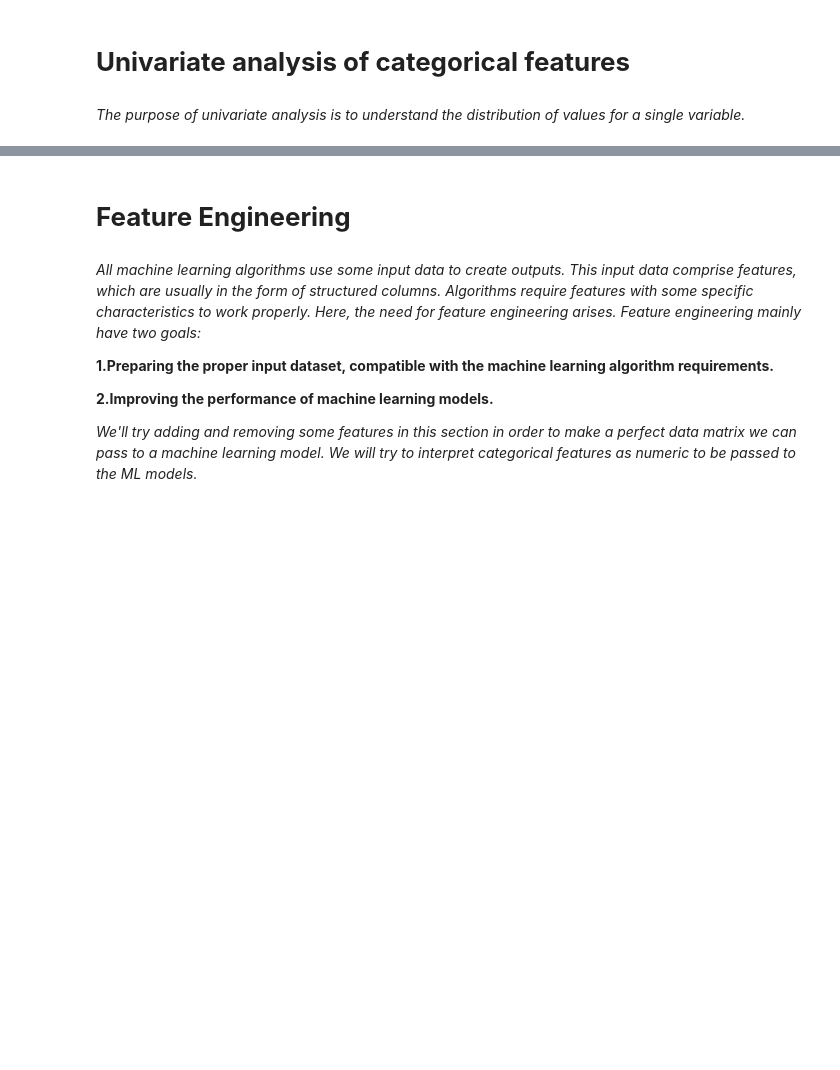
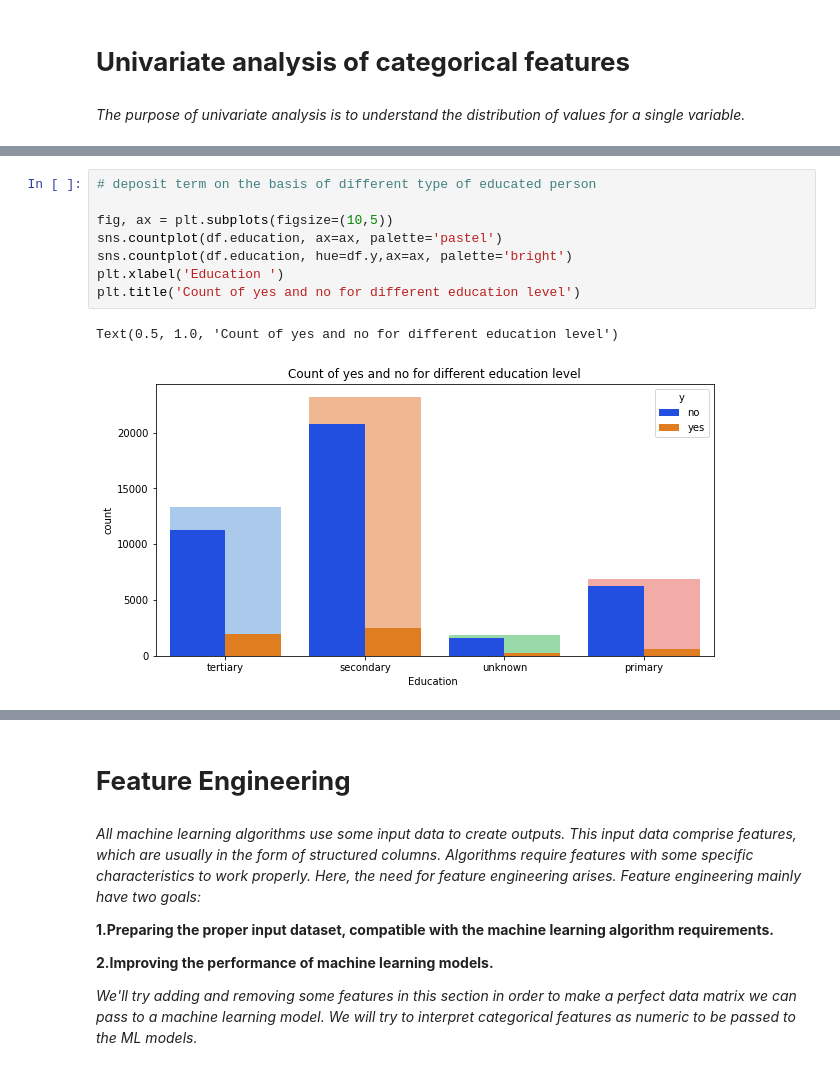
Before and after one commit to PrayagRD/Bank_Marketing_Effectiveness_Prediction-ML_Classification-, a Jupyter notebook: Bank_Marketing_Effectiveness_Prediction_(Classification)_Capstone_Project.ipynb, the cells around one changed output, grey strips where cells are left out. Cells and saved outputs as stored; diff of their text form; blank space fills up the shorter version.

```diff
--- a/Bank_Marketing_Effectiveness_Prediction_(Classification)_Capstone_Project.ipynb
+++ b/Bank_Marketing_Effectiveness_Prediction_(Classification)_Capstone_Project.ipynb
@@ -369,0 +337,11 @@ for cat in categorical_features:
+# %%
+# deposit term on the basis of different type of educated person
+
+fig, ax = plt.subplots(figsize=(10,5))
+sns.countplot(df.education, ax=ax, palette='pastel')
+sns.countplot(df.education, hue=df.y,ax=ax, palette='bright')
+plt.xlabel('Education ')
+plt.title('Count of yes and no for different education level')
+# %% [output]
+Text(0.5, 1.0, 'Count of yes and no for different education level')
+[figure, added]
```
Also changed, not shown: parts of 4 cells of this notebook.
